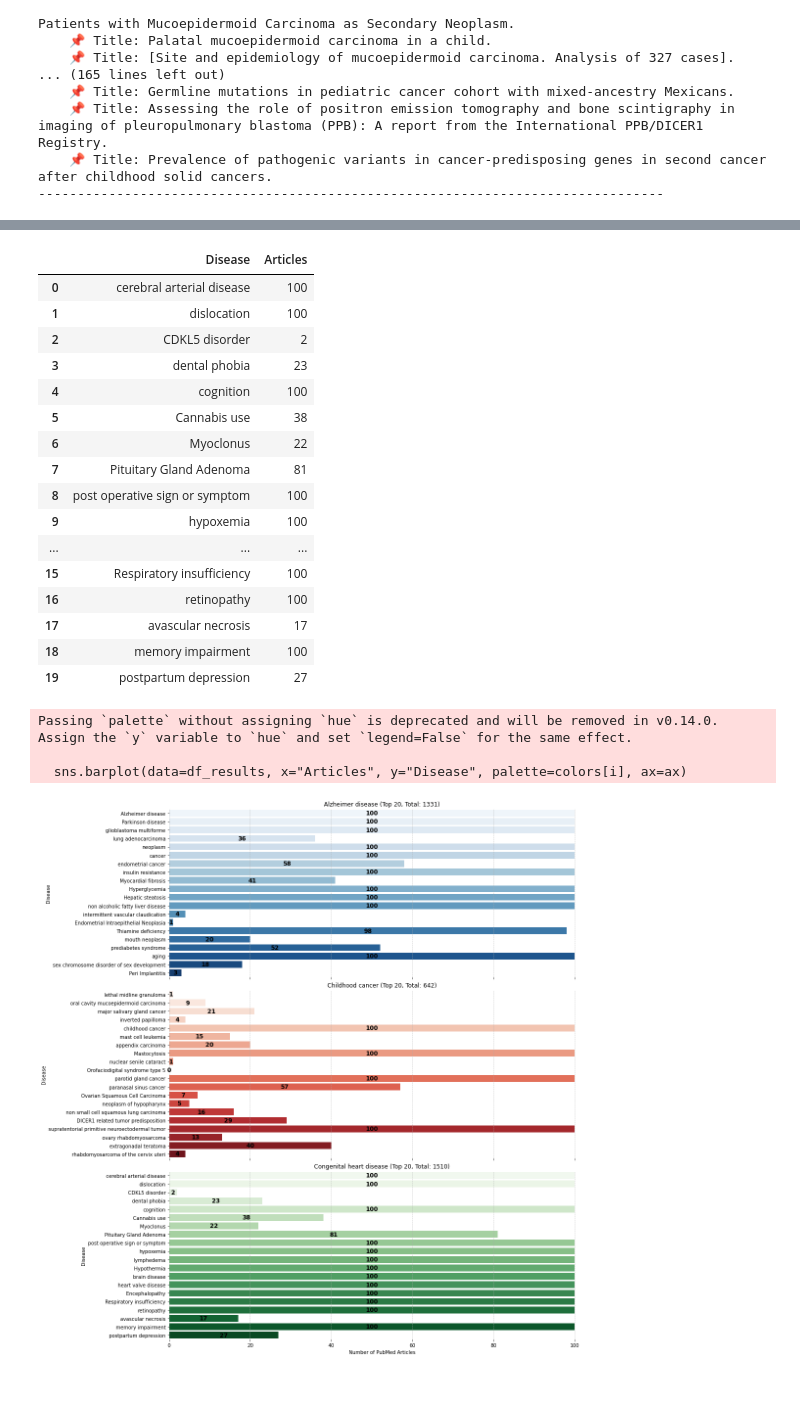
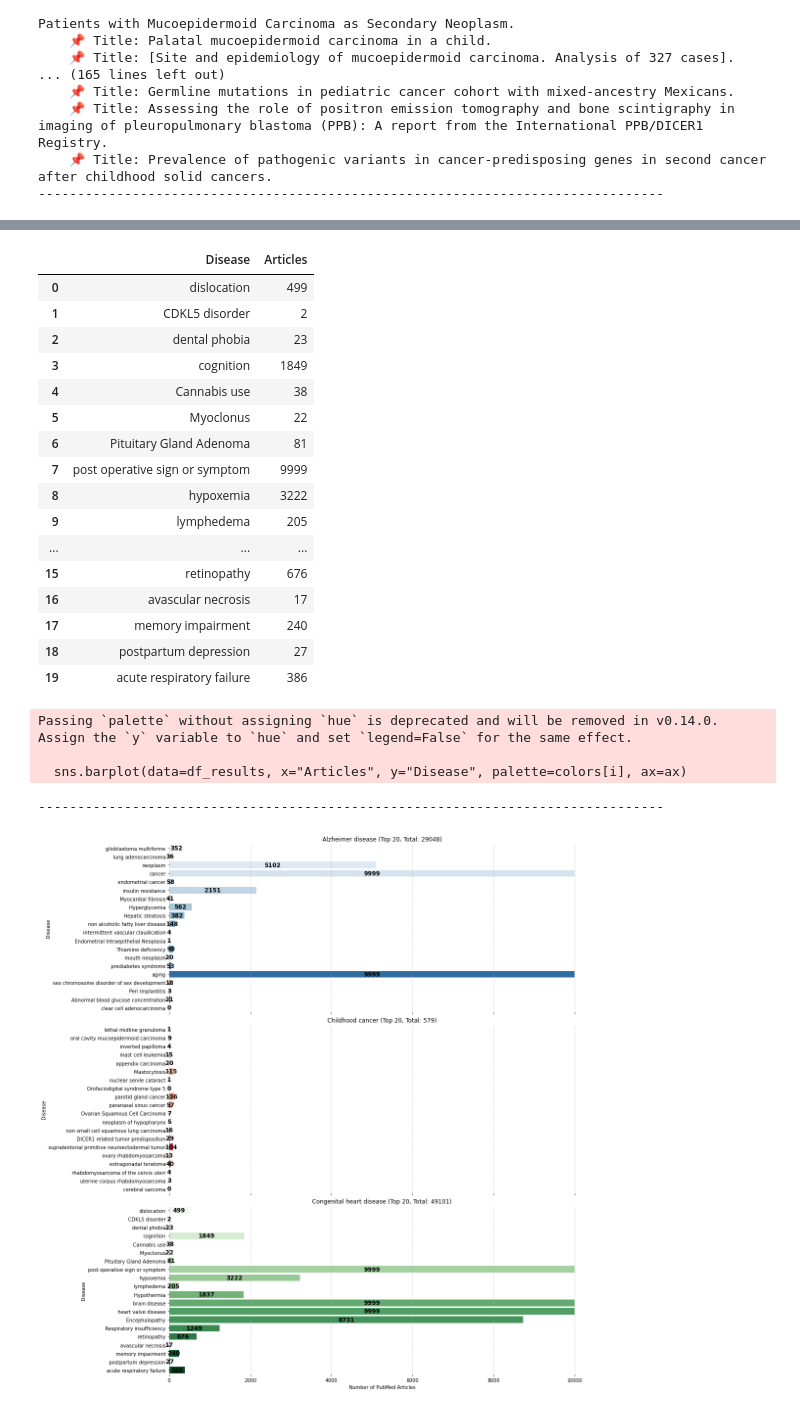
Before and after one commit to BRL-BCM/CTD, a Jupyter notebook: notebooks/PubMed_search.ipynb, the cells around one changed output, grey strips where cells are left out. Saved outputs shown, nothing was run; the diff lists cells and outputs as text; code cells hidden in the pictures.

Commit message:
PubMed search refined.

```diff
--- a/notebooks/PubMed_search.ipynb
+++ b/notebooks/PubMed_search.ipynb
@@ -76,20 +76,28 @@ import time
 import matplotlib.pyplot as plt
 import seaborn as sns
 from Bio import Entrez
+from urllib.error import HTTPError
+import time
 
 # Set your email for NCBI Entrez API
 Entrez.email = "your_email@example.com"
 
 # Define CSV files with diseases
 csv_files = {
-    'Alzheimer disease': '../data/GBA_target_db/ad_cor_20_0.961_gba_ranks.csv',
-    'Childhood cancer': '../data/GBA_target_db/childhoodcancer_cor_20_0.957_gba_ranks.csv',
-    'Congenital heart disease': '../data/GBA_target_db/chd_cor_20_0.899_gba_ranks.csv'
+    'Alzheimer disease': '../data/target_disease/ad_cor_20_0.955_gba_ranks.csv',
+    'Childhood cancer': '../data/target_disease/childhoodcancer_cor_20_0.946_gba_ranks.csv',
+    'Congenital heart disease': '../data/target_disease/chd_cor_20_0.888_gba_ranks.csv'
 }
+
+# csv_files = {
+#     'Alzheimer disease': '../data/target_disease/ad_cor_20.csv',
+#     'Childhood cancer': '../data/target_disease/childhoodcancer_cor_20.csv',
+#     'Congenital heart disease': '../data/target_disease/chd_cor_20.csv'
+# }
 
 TOP_DISEASE_NUM = 20
 # Function to search PubMed
-def search_pubmed(disease1, disease2="childhood cancer", max_results=100):
+def search_pubmed(disease1, disease2="childhood cancer", max_results=20_000):
     query = f"{disease1} AND {disease2}"
     handle = Entrez.esearch(db="pubmed", term=query, retmax=max_results)
     record = Entrez.read(handle)
@@ -99,6 +107,29 @@ def search_pubmed(disease1, disease2="childhood cancer", max_results=100):
     print(f"🔍 {disease1}: Found {num_articles} articles.")
     return num_articles
 
+def search_pubmed_with_retry(disease1, disease2="childhood cancer", max_results=20_000, retries=5, delay=0.5):
+    query = f"{disease1} AND {disease2}"
+
+    for attempt in range(retries):
+        try:
+            handle = Entrez.esearch(db="pubmed", term=query, retmax=max_results)
+            record = Entrez.read(handle)
+            handle.close()
+            num_articles = len(record["IdList"])
+            print(f"🔍 {disease1}: Found {num_articles} articles.")
+            return num_articles
+
+        except HTTPError as e:
+            print(f"⚠️ HTTPError for query '{query}': {e}. Retrying in {delay} seconds...")
+        except Exception as e:
+            print(f"⚠️ Unexpected error for query '{query}': {e}. Retrying in {delay} seconds...")
+
+        time.sleep(delay)
+        delay *= 2  # Exponential backoff
+
+    print(f"❌ Failed to fetch results for '{query}' after {retries} retries.")
+    return 0  # Return 0 if all retries fail
+
 # Create subplots
 fig, axes = plt.subplots(3, 1, figsize=(16, 16), sharex=True)
 colors = ["Blues", "Reds", "Greens"]
@@ -107,15 +138,15 @@ colors = ["Blues", "Reds", "Greens"]
 for i, (explored_disease, path) in enumerate(csv_files.items()):
     # Read first column (disease names)
     df = pd.read_csv(path, usecols=[0])
-    disease_list = df.iloc[:, 0].dropna().tolist()
+    disease_list = df.iloc[:, 0].dropna().tolist()[:TOP_DISEASE_NUM]
 
     # Take first TOP_DISEASE_NUM diseases and format names
-    disease_list = [x.replace('_', ' ').replace('.', ' ') for x in disease_list[:TOP_DISEASE_NUM]]
+    disease_list = [x.replace('_', ' ').replace('.', ' ') for x in disease_list]
 
     # Query PubMed for each disease
     results = []
     for disease in disease_list:
-        num_articles = search_pubmed(disease, explored_disease)
+        num_articles = search_pubmed_with_retry(disease, explored_disease)
         results.append({"Disease": disease, "Articles": num_articles})
         time.sleep(0.3)  # Sleep to prevent rate limiting
 
@@ -142,6 +173,7 @@ for i, (explored_disease, path) in enumerate(csv_files.items()):
         width = p.get_width()
         ax.text(width / 2, p.get_y() + p.get_height() / 2, f'{int(width)}',
                 ha='center', va='center', fontsize=12, color='black', fontweight='bold')
+    print('-' * 80)
 
 # Adjust layout and save the figure
 plt.tight_layout()
@@ -251,21 +277,22 @@ Passing `palette` without assigning `hue` is deprecated and will be removed in v
 |  | Disease | Articles |
-| 0 | cerebral arterial disease | 100 |
-| 1 | dislocation | 100 |
-| 2 | CDKL5 disorder | 2 |
-| 3 | dental phobia | 23 |
-| 4 | cognition | 100 |
-| 5 | Cannabis use | 38 |
-| 6 | Myoclonus | 22 |
-| 7 | Pituitary Gland Adenoma | 81 |
-| 8 | post operative sign or symptom | 100 |
-| 9 | hypoxemia | 100 |
+| 0 | dislocation | 499 |
+| 1 | CDKL5 disorder | 2 |
+| 2 | dental phobia | 23 |
+| 3 | cognition | 1849 |
+| 4 | Cannabis use | 38 |
+| 5 | Myoclonus | 22 |
+| 6 | Pituitary Gland Adenoma | 81 |
+| 7 | post operative sign or symptom | 9999 |
+| 8 | hypoxemia | 3222 |
+| 9 | lymphedema | 205 |
 | ... | ... | ... |
-| 15 | Respiratory insufficiency | 100 |
-| 16 | retinopathy | 100 |
-| 17 | avascular necrosis | 17 |
-| 18 | memory impairment | 100 |
-| 19 | postpartum depression | 27 |
+| 15 | retinopathy | 676 |
+| 16 | avascular necrosis | 17 |
+| 17 | memory impairment | 240 |
+| 18 | postpartum depression | 27 |
+| 19 | acute respiratory failure | 386 |
 Passing `palette` without assigning `hue` is deprecated and will be removed in v0.14.0. Assign the `y` variable to `hue` and set `legend=False` for the same effect.
 
   sns.barplot(data=df_results, x="Articles", y="Disease", palette=colors[i], ax=ax)
+--------------------------------------------------------------------------------
-[figure, old version]
+[figure, new version]
```
Also changed, not shown: parts of 1 cell of this notebook.
